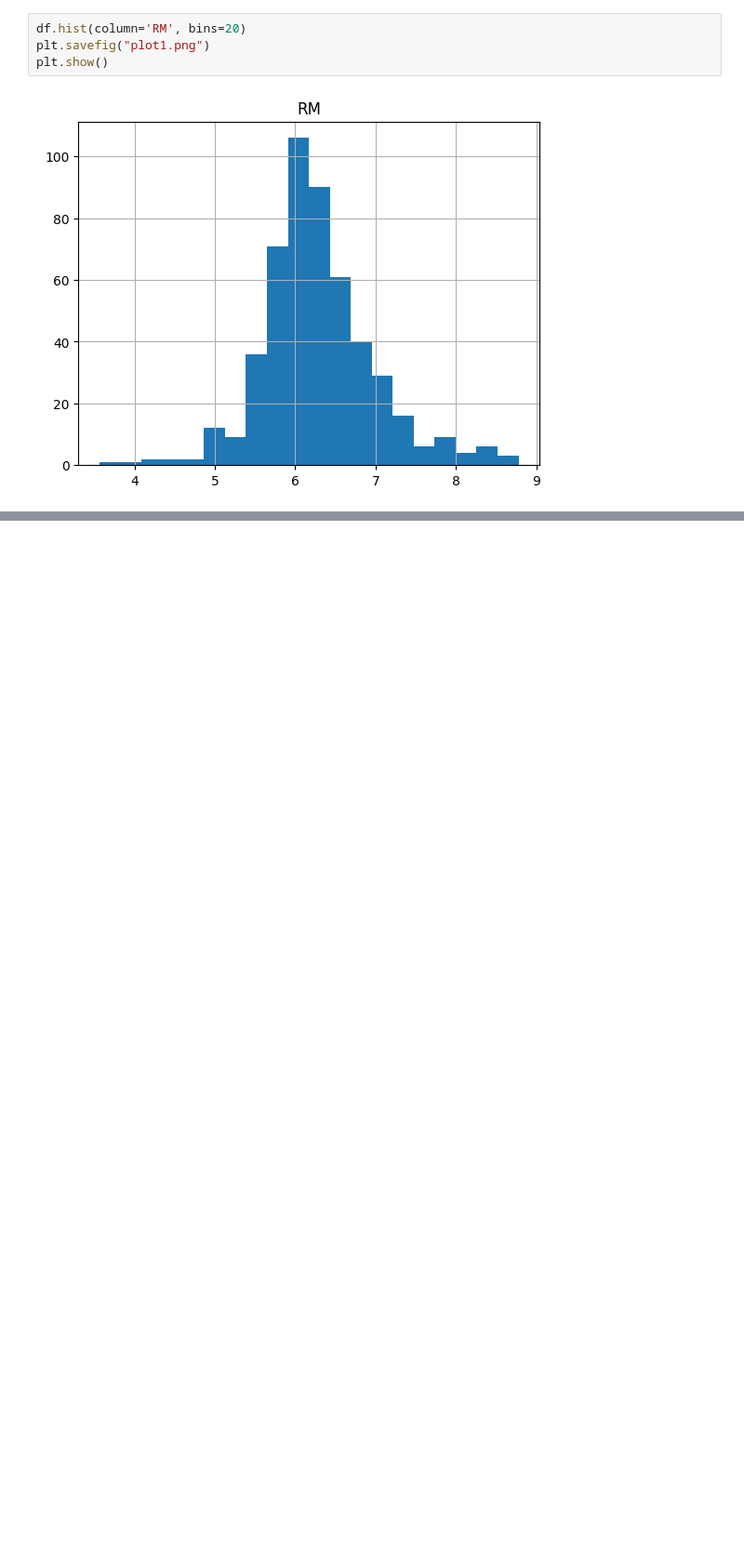
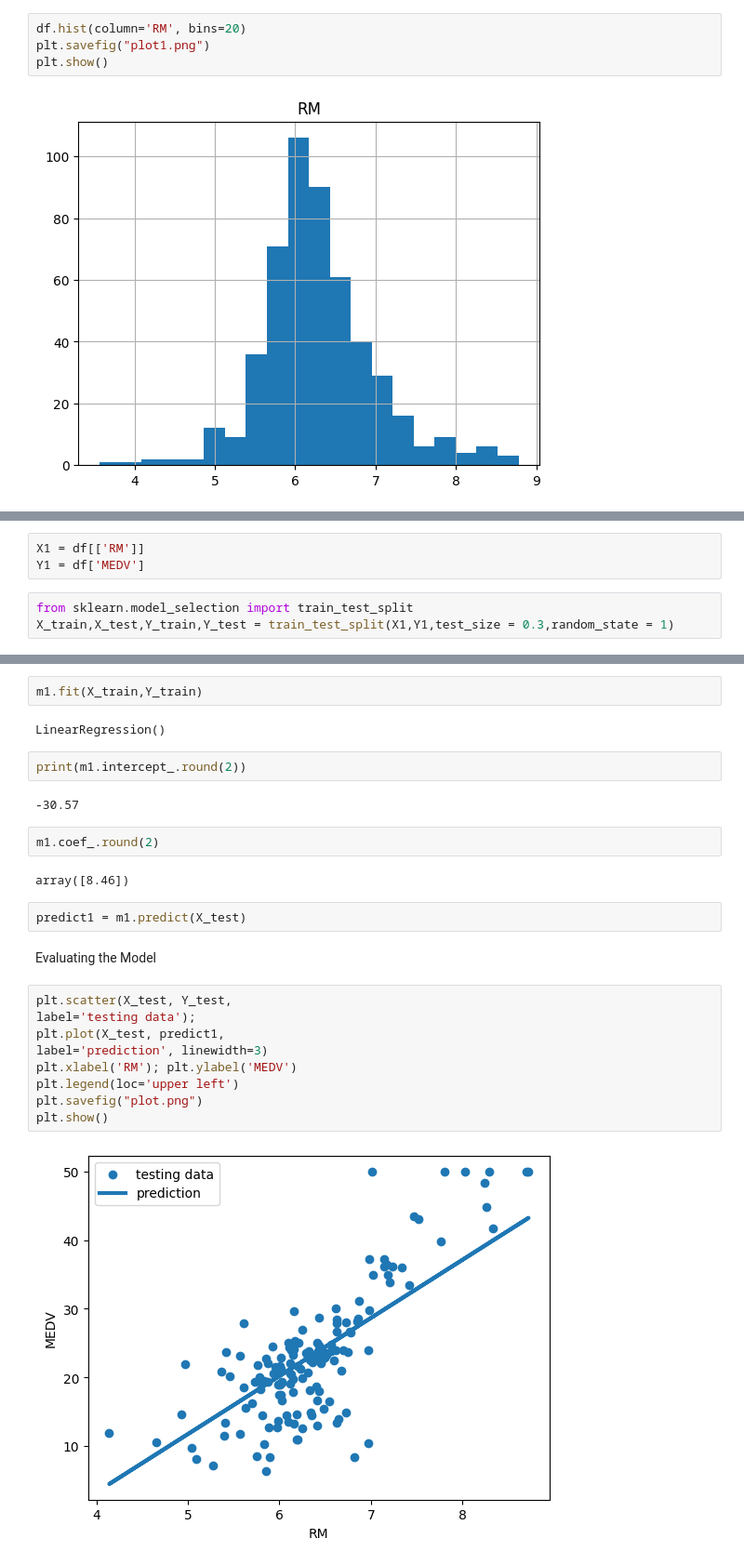
Before and after one commit to NishVish/Price-Prediction-Boston-Home-Price-, a Jupyter notebook: Price_Prediction_(Boston_Home_Price).ipynb, the cells around one changed output, grey strips where cells are left out. Shown: that part at 93% size. Cells and saved outputs as stored; diff of their text form; blank space fills up the shorter version.

```diff
--- a/Price_Prediction_(Boston_Home_Price).ipynb
+++ b/Price_Prediction_(Boston_Home_Price).ipynb
@@ -125,0 +239,6 @@ plt.show()
+# %%
+X1 = df[['RM']]
+Y1 = df['MEDV']
+# %%
+from sklearn.model_selection import train_test_split
+X_train,X_test,Y_train,Y_test = train_test_split(X1,Y1,test_size = 0.3,random_state = 1)
@@ -125,0 +256,27 @@ plt.show()
+# %%
+m1.fit(X_train,Y_train)
+# %% [output]
+LinearRegression()
+# %%
+print(m1.intercept_.round(2))
+# %% [output]
+-30.57
+# %%
+m1.coef_.round(2)
+# %% [output]
+array([8.46])
+# %%
+predict1 = m1.predict(X_test)
+# %% [markdown]
+Evaluating the Model
+# %%
+plt.scatter(X_test, Y_test,
+label='testing data');
+plt.plot(X_test, predict1,
+label='prediction', linewidth=3)
+plt.xlabel('RM'); plt.ylabel('MEDV')
+plt.legend(loc='upper left')
+plt.savefig("plot.png")
+plt.show()
+# %% [output]
+[figure, added]
```
Also changed, not shown: parts of 23 cells of this notebook.
